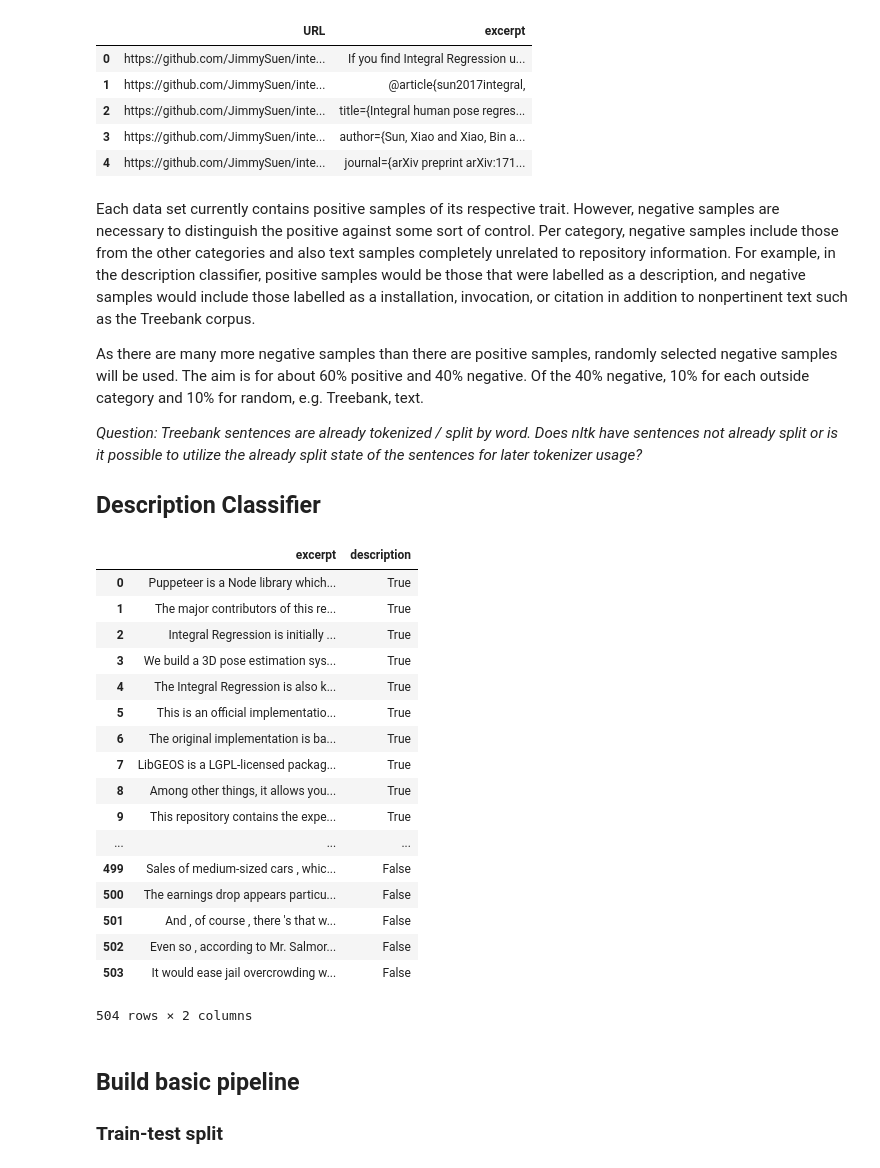
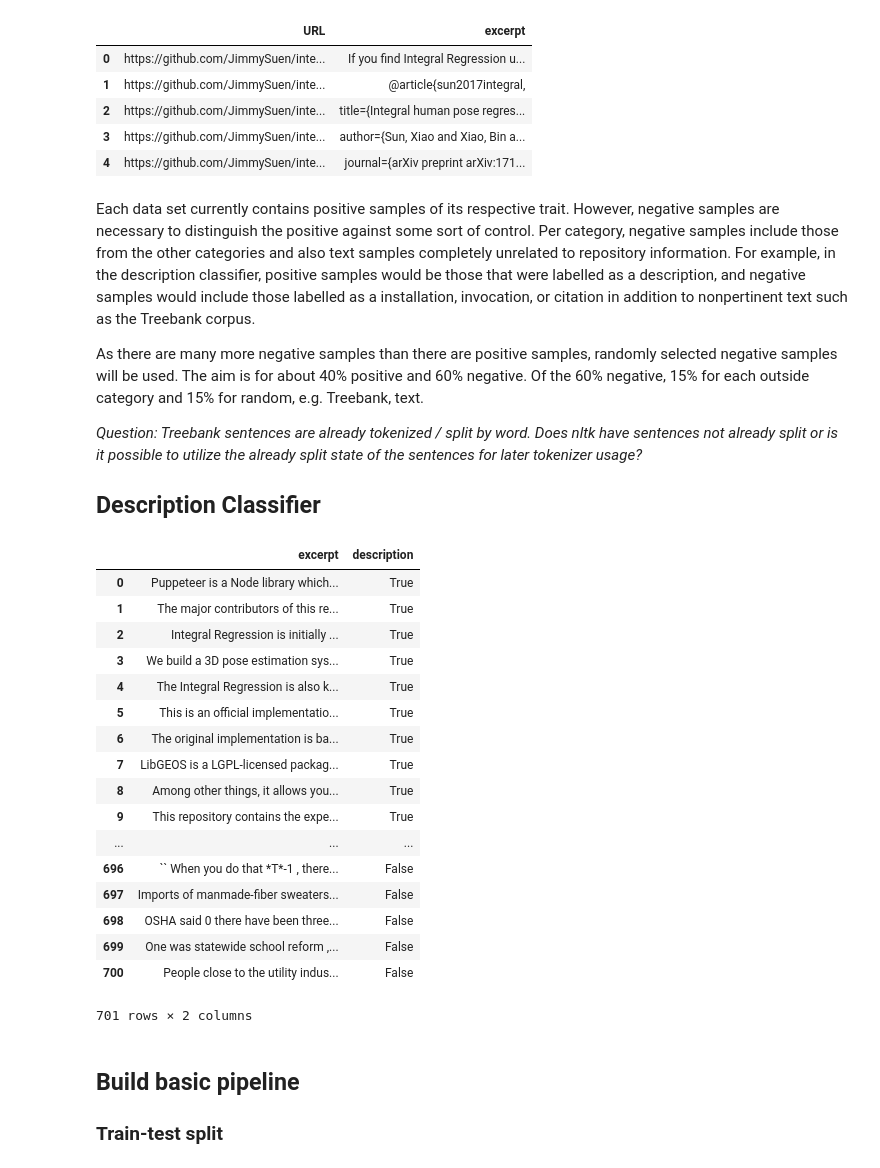
Before and after one commit to KnowledgeCaptureAndDiscovery/somef, a Jupyter notebook: experiments.ipynb, the cells around one changed output. Saved outputs shown, nothing was run; the diff lists cells and outputs as text; code cells hidden in the pictures.

```diff
--- a/experiments.ipynb
+++ b/experiments.ipynb
@@ -59,36 +59,37 @@ citation_df.head()
 # %% [markdown]
 Each data set currently contains positive samples of its respective trait. However, negative samples are necessary to distinguish the positive against some sort of control. Per category, negative samples include those from the other categories and also text samples completely unrelated to repository information. For example, in the description classifier, positive samples would be those that were labelled as a description, and negative samples would include those labelled as a installation, invocation, or citation in addition to nonpertinent text such as the Treebank corpus.
 
-As there are many more negative samples than there are positive samples, randomly selected negative samples will be used. The aim is for about 60% positive and 40% negative. Of the 40% negative, 10% for each outside category and 10% for random, e.g. Treebank, text.
+As there are many more negative samples than there are positive samples, randomly selected negative samples will be used. The aim is for about 40% positive and 60% negative. Of the 60% negative, 15% for each outside category and 15% for random, e.g. Treebank, text.
 
 *Question: Treebank sentences are already tokenized / split by word. Does nltk have sentences not already split or is it possible to utilize the already split state of the sentences for later tokenizer usage?*
 ## Description Classifier
 # %%
-neg_quant = int(len(description_df) / 6)
+neg_quant = int(len(description_df) * .375)
 treebank_background = pd.DataFrame(list(map(lambda sent: ' '.join(sent), random.sample(list(treebank.sents()), neg_quant))), columns=["excerpt"]).assign(description=False)
 description_corpus = pd.concat([description_df.assign(description=True), installation_df.sample(neg_quant).assign(description=False), invocation_df.sample(neg_quant).assign(description=False), citation_df.sample(neg_quant).assign(description=False),treebank_background], sort=False)
 description_corpus.drop('URL', 1, inplace=True)
+description_corpus.dropna(0, inplace=True)
 description_corpus.reset_index(drop=True, inplace=True)
 description_corpus
 # %% [output]
 |  | excerpt | description |
 | 0 | Puppeteer is a Node library which... | True |
 | 1 | The major contributors of this re... | True |
 | 2 | Integral Regression is initially ... | True |
 | 3 | We build a 3D pose estimation sys... | True |
 | 4 | The Integral Regression is also k... | True |
 | 5 | This is an official implementatio... | True |
 | 6 | The original implementation is ba... | True |
 | 7 | LibGEOS is a LGPL-licensed packag... | True |
 | 8 | Among other things, it allows you... | True |
 | 9 | This repository contains the expe... | True |
 | ... | ... | ... |
-| 499 | Sales of medium-sized cars , whic... | False |
-| 500 | The earnings drop appears particu... | False |
-| 501 | And , of course , there 's that w... | False |
-| 502 | Even so , according to Mr. Salmor... | False |
-| 503 | It would ease jail overcrowding w... | False |
+| 696 | `` When you do that *T*-1 , there... | False |
+| 697 | Imports of manmade-fiber sweaters... | False |
+| 698 | OSHA said 0 there have been three... | False |
+| 699 | One was statewide school reform ,... | False |
+| 700 | People close to the utility indus... | False |
-504 rows × 2 columns
+701 rows × 2 columns
 # %% [markdown]
 ## Build basic pipeline
 ### Train-test split
```
Also changed, not shown: parts of 2 cells of this notebook, 4 other files.
